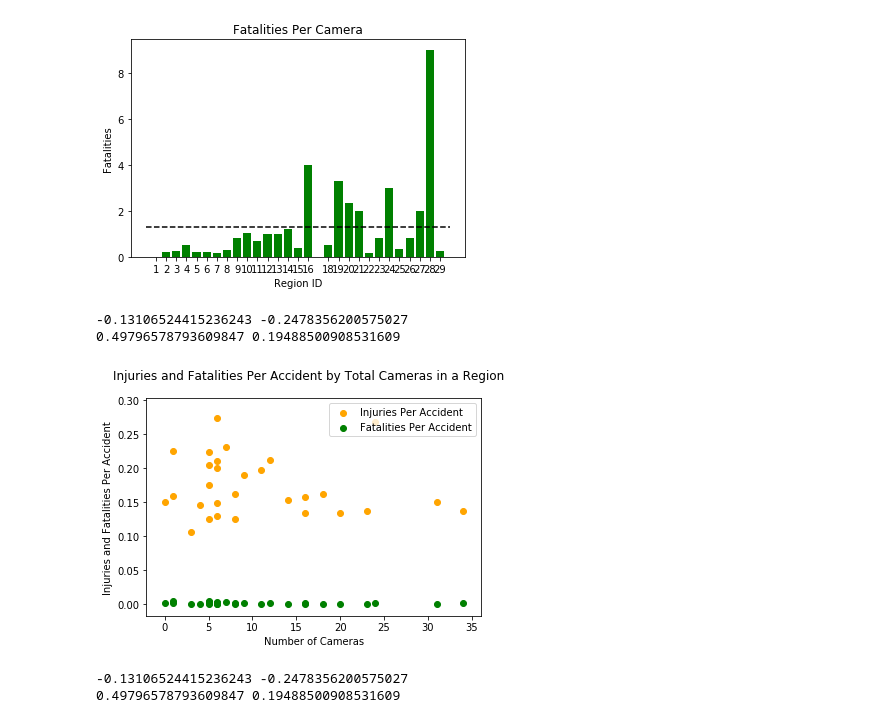
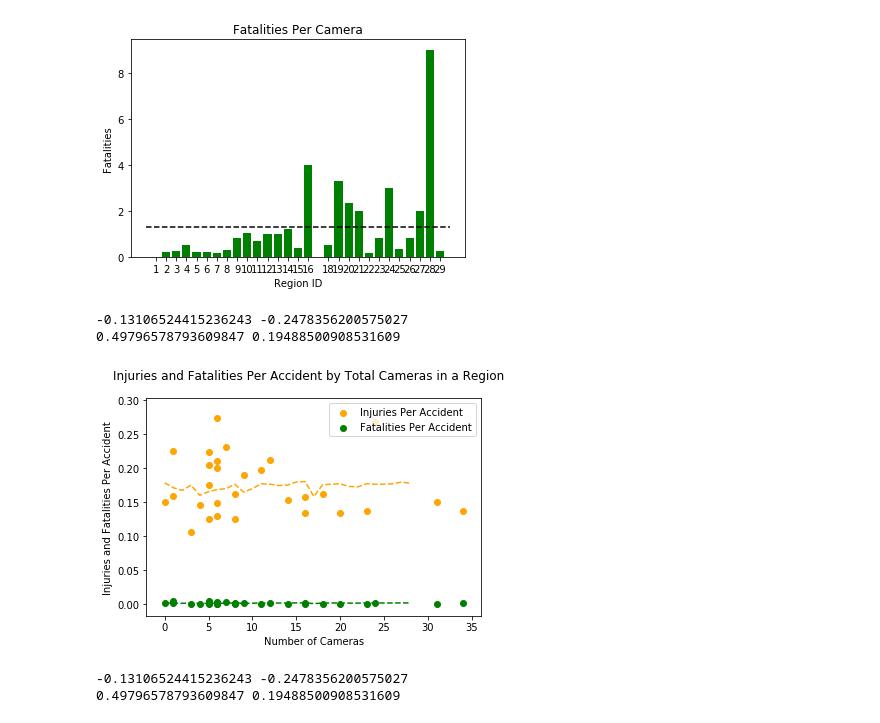
Before and after one commit to emharen/Project-One, a Jupyter notebook: AccidentsInjuriesFatalitiesbyCamera.ipynb, the cells around one changed output. Drawn from its saved outputs; the diff is of its cells as text; code cells hidden in the pictures.

```diff
--- a/AccidentsInjuriesFatalitiesbyCamera.ipynb
+++ b/AccidentsInjuriesFatalitiesbyCamera.ipynb
@@ -219,28 +219,28 @@ plt.savefig("Images/FatalitiesPerCamera.png")
 # %%
 fig, ax = plt.subplots()
 ax.scatter(summary_df["Total Cameras"], summary_df["Injuries Per Accident"], color = "orange")
 ax.scatter(summary_df["Total Cameras"], summary_df["Fatalities Per Accident"], color = "green")
 fig.suptitle("Injuries and Fatalities Per Accident by Total Cameras in a Region")
 plt.ylabel("Injuries and Fatalities Per Accident")
 plt.xlabel("Number of Cameras")
 plt.legend(loc = "best")
 
-(slope, intercept, r, p, __) = stats.linregress(summary_df["Total Cameras"], summary_df["Injuries Per Accident"])
-(slope2, intercept2, r2, p2, __) = stats.linregress(summary_df["Total Cameras"], summary_df["Fatalities Per Accident"])
+slope, intercept, r, p, q = stats.linregress(summary_df["Total Cameras"], summary_df["Injuries Per Accident"])
+slope2, intercept2, r2, p2, q2 = stats.linregress(summary_df["Total Cameras"], summary_df["Fatalities Per Accident"])
 
 line1 = (slope * summary_df["Total Cameras"] + intercept)
 line2 = (slope2 * summary_df["Total Cameras"] + intercept2)
 
-#plt.plot(line1, color = "orange", linestyle = "--")
-#plt.plot(line2, color = "green", linestyle = "--")
+plt.plot(line1, color = "orange", linestyle = "--")
+plt.plot(line2, color = "green", linestyle = "--")
 print(r, r2)
 print(p, p2)
 
 plt.savefig("Images/InjuriesFatalitiesbyCameras")
 # %% [output]
 -0.13106524415236243 -0.2478356200575027
 0.49796578793609847 0.19488500908531609
-[figure, old version]
+[figure, new version]
 # %%
 fig, ax = plt.subplots()
 ax.scatter(summary_df["Speed Cameras"], summary_df["Injuries Per Accident"], color = "orange")
```
Also changed, not shown: 2 other files.
